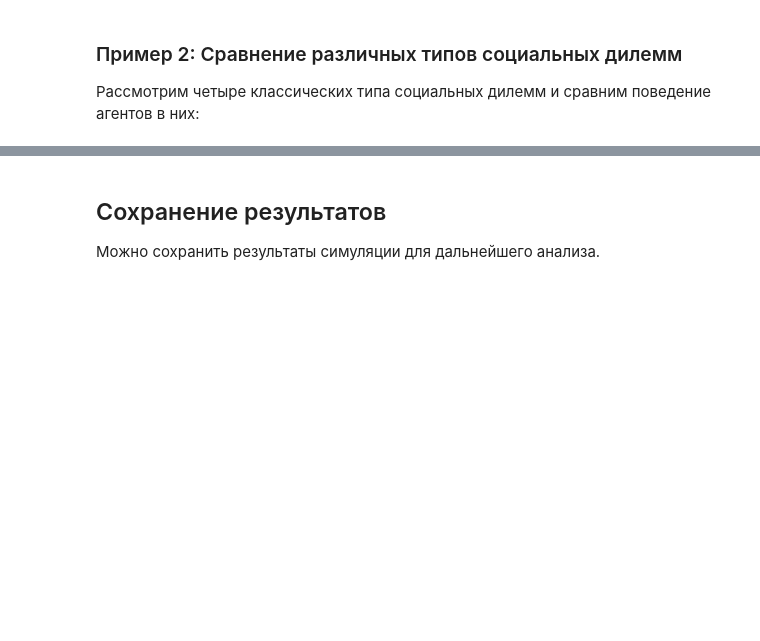
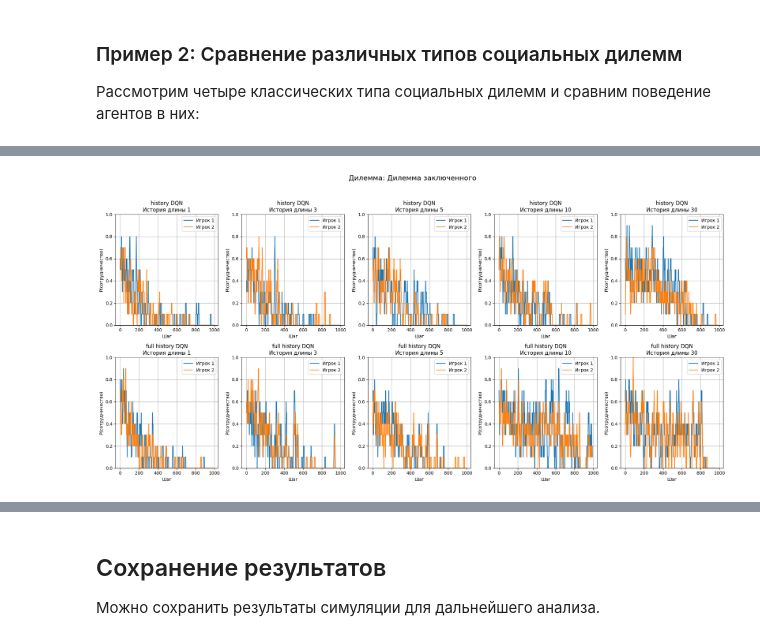
Before and after one commit to ThunderstormXX/TheoryGamesDL, a Jupyter notebook: example_notebook.ipynb, the cells around one changed output, grey strips where cells are left out. Saved outputs shown, nothing was run; the diff lists cells and outputs as text; code cells hidden in the pictures; blank space fills up the shorter version.

```diff
--- a/example_notebook.ipynb
+++ b/example_notebook.ipynb
@@ -171,0 +240,84 @@ plt.show()
+# %%
+history_sizes = [1, 3, 5, 10, 30]
+
+# Создаем словари для хранения данных:
+all_train_probs1_hist_by_window = {h: [] for h in history_sizes}
+all_train_probs2_hist_by_window = {h: [] for h in history_sizes}
+
+all_train_probs1_fullhist_by_window = {h: [] for h in history_sizes}
+all_train_probs2_fullhist_by_window = {h: [] for h in history_sizes}
+
+for history_size in history_sizes:
+    for dilemma_type in dilemma_types_neural:
+        # history_dqn
+        _, _, train_history, _ = simulate_neural(
+            dilemma_type=dilemma_type,
+            agent_type="history_dqn",
+            episodes=1000,
+            eval_episodes=1,
+            show_plots=False,
+            history_size=history_size,
+            return_train_data=True
+        )
+        probs1 = [p[0] for p in train_history]
+        probs2 = [p[1] for p in train_history]
+        all_train_probs1_hist_by_window[history_size].append(probs1)
+        all_train_probs2_hist_by_window[history_size].append(probs2)
+
+        # full_history_dqn
+        _, _, train_history_f, _ = simulate_neural(
+            dilemma_type=dilemma_type,
+            agent_type="full_history_dqn",
+            episodes=1000,
+            eval_episodes=1,
+            show_plots=False,
+            history_size=history_size,
+            return_train_data=True
+        )
+        probs1_f = [p[0] for p in train_history_f]
+        probs2_f = [p[1] for p in train_history_f]
+        all_train_probs1_fullhist_by_window[history_size].append(probs1_f)
+        all_train_probs2_fullhist_by_window[history_size].append(probs2_f)
+
+
+import matplotlib.pyplot as plt
+
+window_names = [f'История длины {h}' for h in history_sizes]
+
+for i, dilemma_name in enumerate(dilemma_names_neural):
+    plt.figure(figsize=(20, 10))
+    # history_dqn — верхний ряд
+    for j, h in enumerate(history_sizes):
+        smooth_p1 = smooth(all_train_probs1_hist_by_window[h][i], window_size=10)
+        smooth_p2 = smooth(all_train_probs2_hist_by_window[h][i], window_size=10)
+
+        plt.subplot(2, len(history_sizes), j+1)
+        plt.plot(smooth_p1, label='Игрок 1')
+        plt.plot(smooth_p2, label='Игрок 2')
+        plt.title(f'history DQN\n{window_names[j]}')
+        plt.xlabel('Шаг')
+        plt.ylabel('P(сотрудничество)')
+        plt.ylim(0, 1)
+        plt.legend()
+        plt.grid(True)
+
+    # full_history_dqn — нижний ряд
+    for j, h in enumerate(history_sizes):
+        smooth_p1 = smooth(all_train_probs1_fullhist_by_window[h][i], window_size=10)
+        smooth_p2 = smooth(all_train_probs2_fullhist_by_window[h][i], window_size=10)
+
+        plt.subplot(2, len(history_sizes), len(history_sizes) + j + 1)
+        plt.plot(smooth_p1, label='Игрок 1')
+        plt.plot(smooth_p2, label='Игрок 2')
+        plt.title(f'full history DQN\n{window_names[j]}')
+        plt.xlabel('Шаг')
+        plt.ylabel('P(сотрудничество)')
+        plt.ylim(0, 1)
+        plt.legend()
+        plt.grid(True)
+
+    plt.suptitle(f'Дилемма: {dilemma_name}', fontsize=16)
+    plt.tight_layout(rect=[0, 0, 1, 0.95])
+    plt.show()
+# %% [output]
+[figure, added]
```
Also changed, not shown: parts of 15 cells of this notebook, 4 other files.
